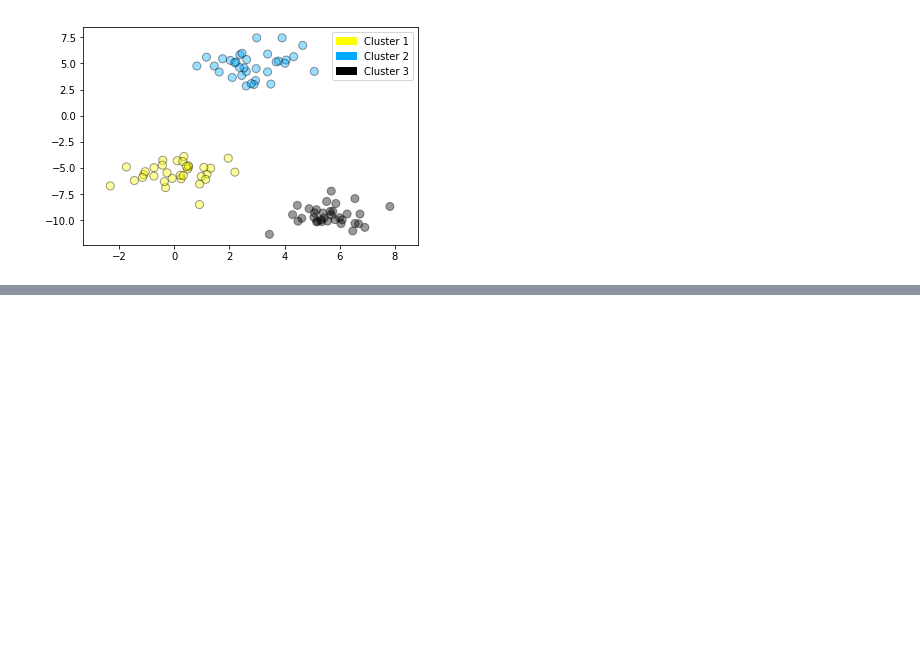
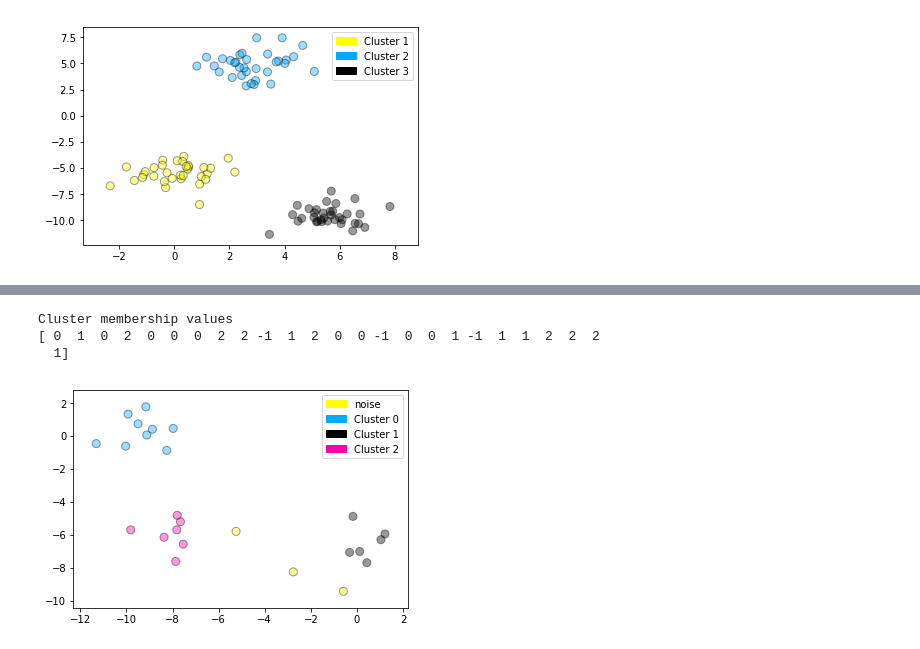
Before and after one commit to johnnyjw/3michds, a Jupyter notebook: week5.ipynb, the cells around one changed output, grey strips where cells are left out. Drawn from its saved outputs; the diff is of its cells as text; code cells hidden in the pictures; blank space fills up the shorter version.

```diff
--- a/week5.ipynb
+++ b/week5.ipynb
@@ -104,0 +130,18 @@ plot_labelled_scatter(X_fruits_normalized, kmeans.labels_,
+# %%
+from sklearn.cluster import DBSCAN
+from sklearn.datasets import make_blobs
+
+X, y = make_blobs(random_state = 9, n_samples = 25)
+
+dbscan = DBSCAN(eps = 2, min_samples = 2)
+
+cls = dbscan.fit_predict(X)
+print("Cluster membership values\n{}".format(cls))
+
+plot_labelled_scatter(X, cls + 1,
+                     ['noise', 'Cluster 0', 'Cluster 1', 'Cluster 2'])
+# %% [output]
+Cluster membership values
+[ 0  1  0  2  0  0  0  2  2 -1  1  2  0  0 -1  0  0  1 -1  1  1  2  2  2
+  1]
+[figure, added]
```
Also changed, not shown: parts of 7 cells of this notebook.
